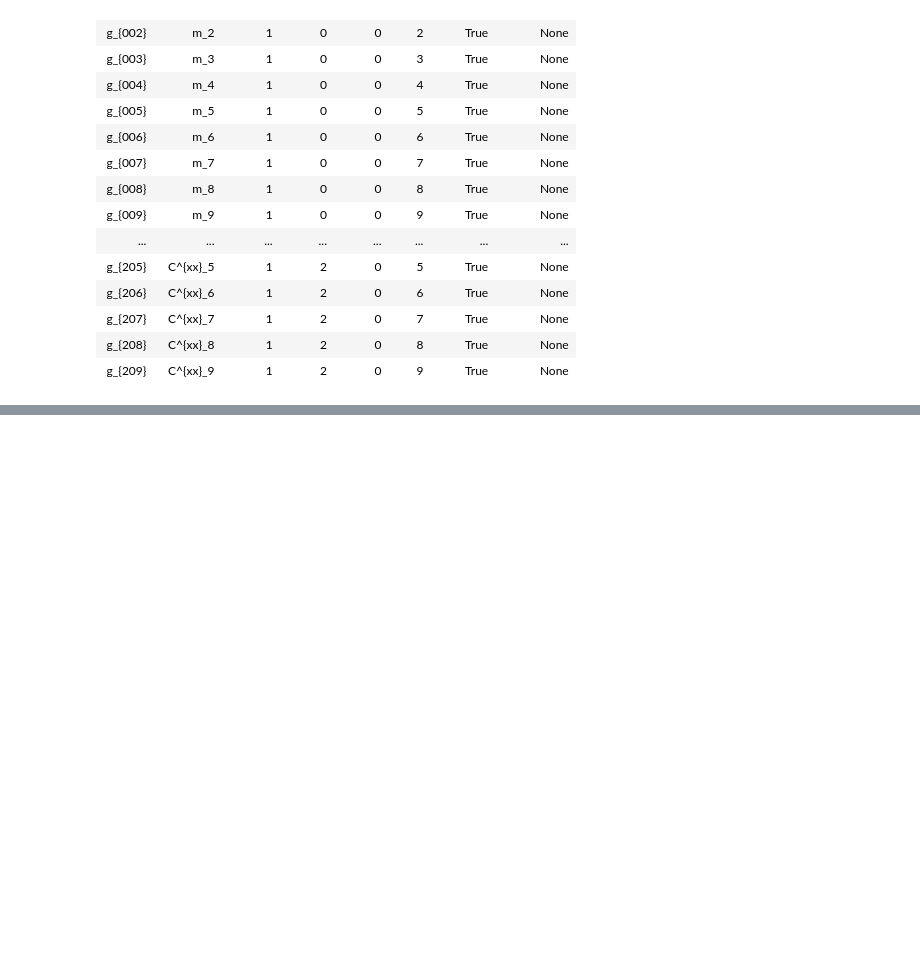
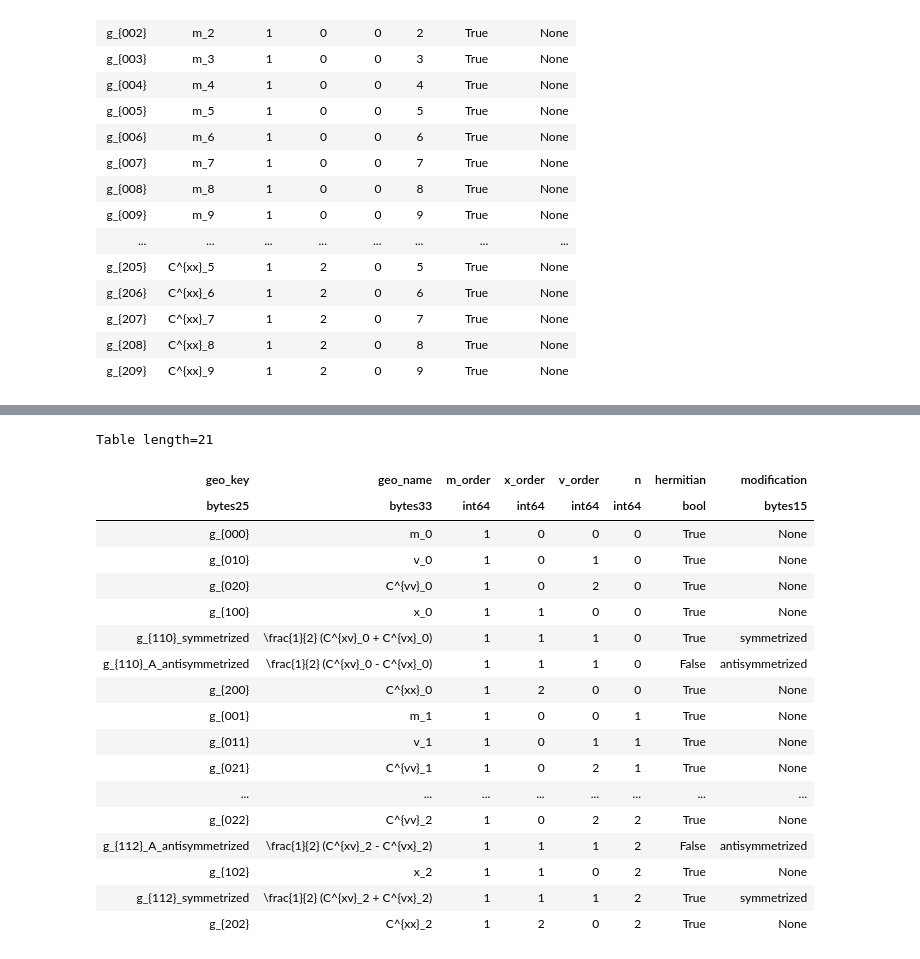
Before and after one commit to kstoreyf/equivariant-cosmology, a Jupyter notebook: notebooks/2023-04-26_tables.ipynb, the cells around one changed output, grey strips where cells are left out. Drawn from its saved outputs; the diff is of its cells as text; code cells hidden in the pictures; blank space fills up the shorter version.

```diff
--- a/notebooks/2023-04-26.ipynb
+++ b/notebooks/2023-04-26_tables.ipynb
@@ -144,0 +205,24 @@ Table length=60
+# %%
+tab_geo_clean_info = Table.read(fn_geo_clean_info)
+# %%
+tab_geo_clean_info
+# %% [output]
+Table length=21
+| geo_key | geo_name | m_order | x_order | v_order | n | hermitian | modification |
+| bytes25 | bytes33 | int64 | int64 | int64 | int64 | bool | bytes15 |
+| g_{000} | m_0 | 1 | 0 | 0 | 0 | True | None |
+| g_{010} | v_0 | 1 | 0 | 1 | 0 | True | None |
+| g_{020} | C^{vv}_0 | 1 | 0 | 2 | 0 | True | None |
+| g_{100} | x_0 | 1 | 1 | 0 | 0 | True | None |
+| g_{110}_symmetrized | \frac{1}{2} (C^{xv}_0 + C^{vx}_0) | 1 | 1 | 1 | 0 | True | symmetrized |
+| g_{110}_A_antisymmetrized | \frac{1}{2} (C^{xv}_0 - C^{vx}_0) | 1 | 1 | 1 | 0 | False | antisymmetrized |
+| g_{200} | C^{xx}_0 | 1 | 2 | 0 | 0 | True | None |
+| g_{001} | m_1 | 1 | 0 | 0 | 1 | True | None |
+| g_{011} | v_1 | 1 | 0 | 1 | 1 | True | None |
+| g_{021} | C^{vv}_1 | 1 | 0 | 2 | 1 | True | None |
+| ... | ... | ... | ... | ... | ... | ... | ... |
+| g_{022} | C^{vv}_2 | 1 | 0 | 2 | 2 | True | None |
+| g_{112}_A_antisymmetrized | \frac{1}{2} (C^{xv}_2 - C^{vx}_2) | 1 | 1 | 1 | 2 | False | antisymmetrized |
+| g_{102} | x_2 | 1 | 1 | 0 | 2 | True | None |
+| g_{112}_symmetrized | \frac{1}{2} (C^{xv}_2 + C^{vx}_2) | 1 | 1 | 1 | 2 | True | symmetrized |
+| g_{202} | C^{xx}_2 | 1 | 2 | 0 | 2 | True | None |
```
Also changed, not shown: parts of 26 cells of this notebook, 1 other file.
